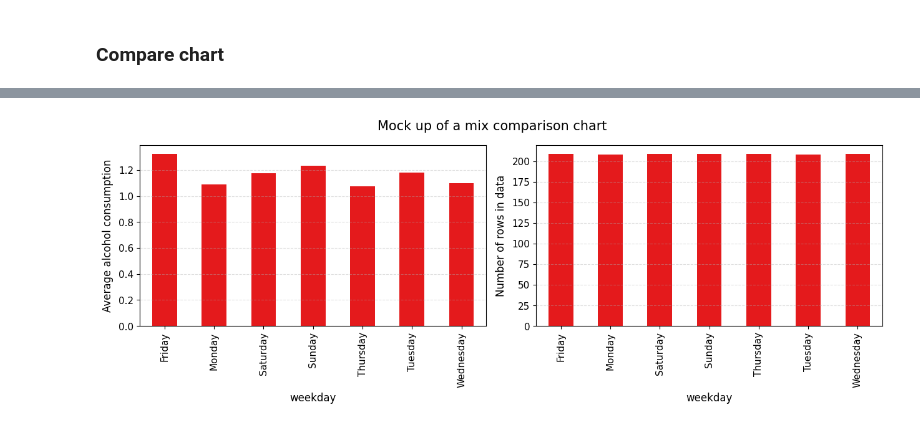
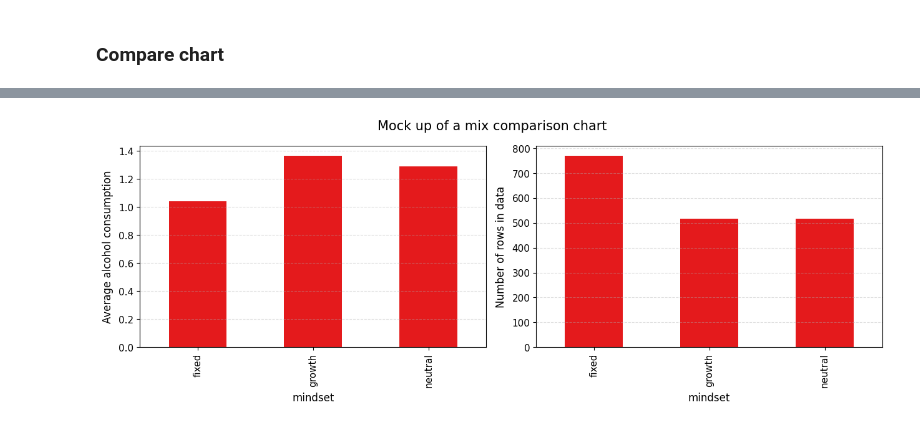
Before and after one commit to alextgould/lazychart, a Jupyter notebook: examples/demo_usage.ipynb, the cells around one changed output, grey strips where cells are left out. Saved outputs shown, nothing was run; the diff lists cells and outputs as text; code cells hidden in the pictures.

```diff
--- a/examples/demo_usage.ipynb
+++ b/examples/demo_usage.ipynb
@@ -383,17 +422,17 @@ cm.compare(cm.chart.bar(x='alcohol', subtitle='Alcohol histogram'),
 # %%
 # shared legend
-day_order=['Monday', 'Tuesday', 'Wednesday', 'Thursday', 'Friday', 'Saturday']
-cm.compare(cm.chart.bar(subtitle='Average alcohol by day of week',
-                        x='weekday', y='alcohol', aggfunc='mean',
+order=['growth', 'neutral', 'fixed']
+cm.compare(cm.chart.bar(subtitle='Average alcohol by mindset',
+                        x='mindset', y='alcohol', aggfunc='mean',
                         y_label='Average alcohol consumption',
-                        sort_group_by=day_order
+                        sort_group_by=order
                         ),
            cm.chart.bar(subtitle='Day of week class mix',
-                        x='weekday',
-                        sort_group_by=day_order
+                        x='mindset',
+                        sort_group_by=order
                         ),
            title='Mock up of a mix comparison chart')
 
 # sort_group_by is not working
 # %% [output]
-[figure, old version]
+[figure, new version]
```
Also changed, not shown: parts of 30 cells of this notebook, 3 other files.
